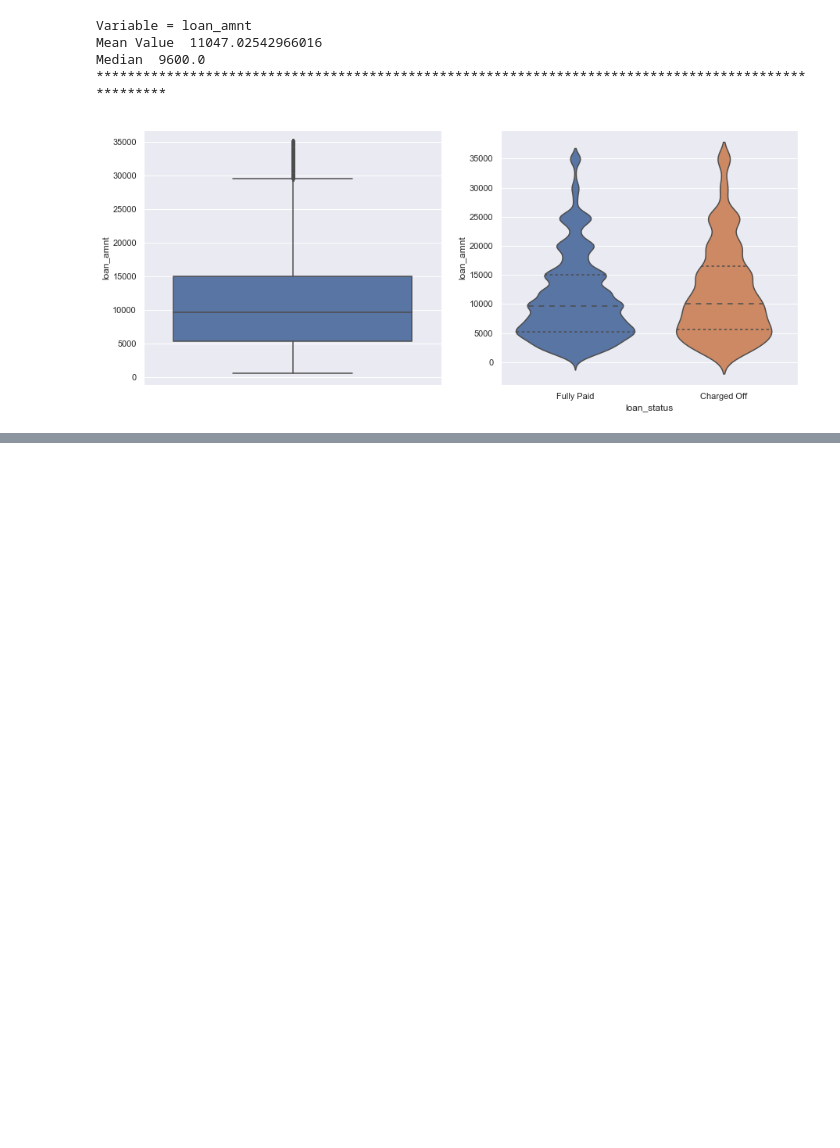
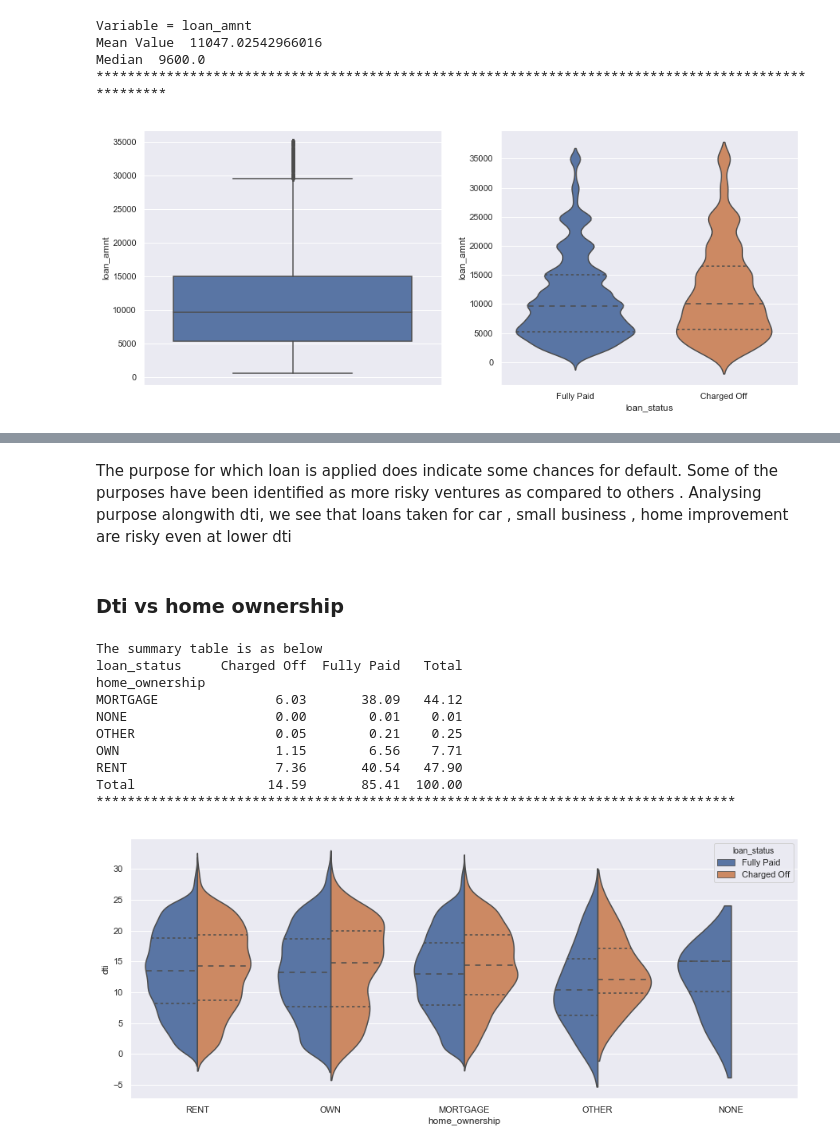
Before and after one commit to saneshashank/course2-GP1, a Jupyter notebook: Kamal_CodeUpdates/Assignment_2.ipynb, the cells around one changed output, grey strips where cells are left out. Saved outputs shown, nothing was run; the diff lists cells and outputs as text; code cells hidden in the pictures; blank space fills up the shorter version.

```diff
--- a/Kamal_CodeUpdates/Assignment_2.ipynb
+++ b/Kamal_CodeUpdates/Assignment_2.ipynb
@@ -499,0 +530,18 @@ df_loan[['installment' , 'loan_status']].to_csv(r'C:\Kamal\Machine Learing and A
+# %% [markdown]
+The purpose for which loan is applied does indicate some chances for default. Some of the purposes have been identified as more risky ventures as compared to others . Analysing purpose alongwith dti, we see that loans taken for car , small business , home improvement are risky even at lower dti
+# %% [markdown]
+### Dti vs home ownership
+# %%
+bi_analysis_cat(df_loan[['dti' , 'home_ownership' , 'loan_status']])
+# %% [output]
+The summary table is as below
+loan_status     Charged Off  Fully Paid   Total
+home_ownership
+MORTGAGE               6.03       38.09   44.12
+NONE                   0.00        0.01    0.01
+OTHER                  0.05        0.21    0.25
+OWN                    1.15        6.56    7.71
+RENT                   7.36       40.54   47.90
+Total                 14.59       85.41  100.00
+**********************************************************************************
+[figure, added]
```
Also changed, not shown: parts of 21 cells of this notebook.
